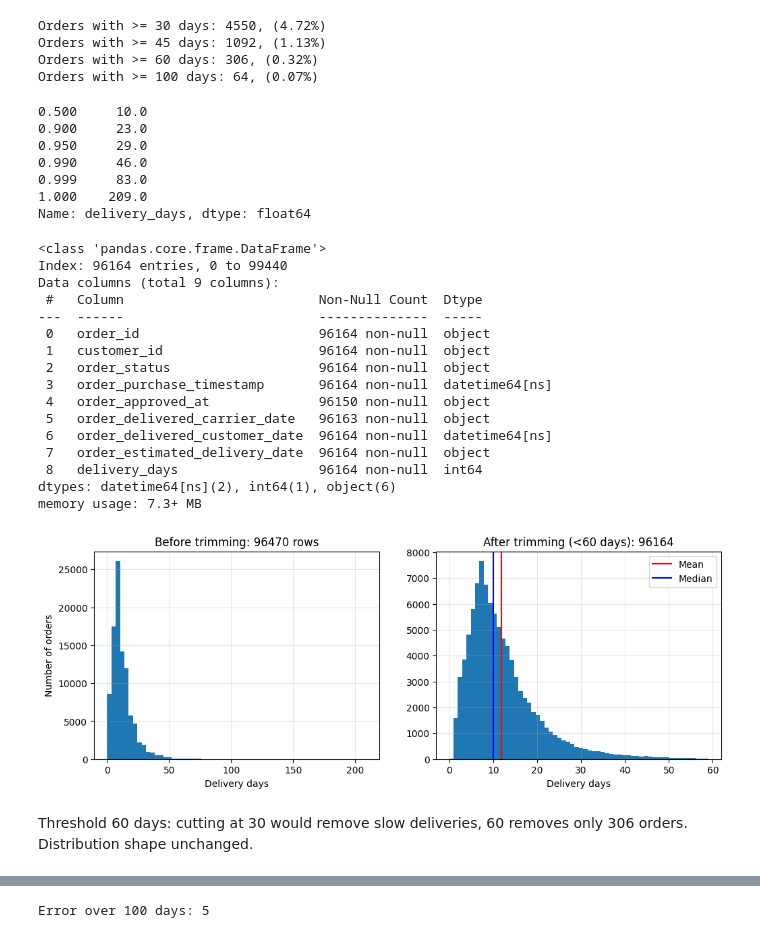
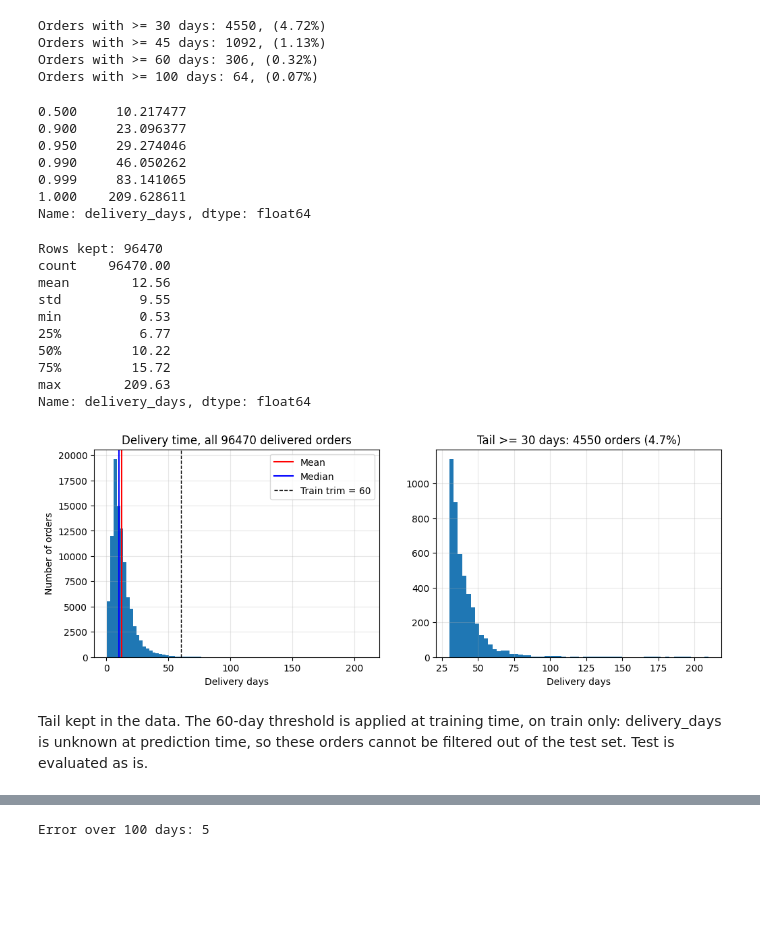
Before and after one commit to arocasim/olist_delivery_risk, a Jupyter notebook: notebooks/01_eda.ipynb, the cells around one changed output, grey strips where cells are left out. Drawn from its saved outputs; the diff is of its cells as text; code cells hidden in the pictures; blank space fills up the shorter version.

Commit message:
Reframe notebooks around delivery performance

```diff
--- a/notebooks/01_eda.ipynb
+++ b/notebooks/01_eda.ipynb
@@ -74,7 +79,7 @@ delivered['order_delivered_customer_date'] = pd.to_datetime(delivered['order_del
 
 delivered['delivery_days'] = (
     delivered['order_delivered_customer_date'] - delivered['order_purchase_timestamp']
-).dt.days
+).dt.total_seconds() / 86400
 # %%
 delivered['delivery_days'].describe()
 # %% [output]
@@ -129,53 +136,52 @@ Orders with >= 100 days: 64, (0.07%)
 # %%
 delivered['delivery_days'].quantile([0.5, 0.9, 0.95, 0.99, 0.999, 1.0])
 # %% [output]
-0.500     10.0
-0.900     23.0
-0.950     29.0
-0.990     46.0
-0.999     83.0
-1.000    209.0
+0.500     10.217477
+0.900     23.096377
+0.950     29.274046
+0.990     46.050262
+0.999     83.141065
+1.000    209.628611
 Name: delivery_days, dtype: float64
 # %%
-clean = delivered[(delivered['delivery_days'] < 60) & (delivered['delivery_days'] >= 0)].copy()
-clean.info()
+clean = delivered.copy()
+print("Rows kept:", len(clean))
+print(clean['delivery_days'].describe().round(2))
 # %% [output]
-<class 'pandas.core.frame.DataFrame'>
-Index: 96164 entries, 0 to 99440
-Data columns (total 9 columns):
- #   Column                         Non-Null Count  Dtype
----  ------                         --------------  -----
- 0   order_id                       96164 non-null  object
- 1   customer_id                    96164 non-null  object
- 2   order_status                   96164 non-null  object
- 3   order_purchase_timestamp       96164 non-null  datetime64[ns]
- 4   order_approved_at              96150 non-null  object
- 5   order_delivered_carrier_date   96163 non-null  object
- 6   order_delivered_customer_date  96164 non-null  datetime64[ns]
- 7   order_estimated_delivery_date  96164 non-null  object
- 8   delivery_days                  96164 non-null  int64
-dtypes: datetime64[ns](2), int64(1), object(6)
-memory usage: 7.3+ MB
+Rows kept: 96470
+count    96470.00
+mean        12.56
+std          9.55
+min          0.53
+25%          6.77
+50%         10.22
+75%         15.72
+max        209.63
+Name: delivery_days, dtype: float64
 # %%
 fig, axes = plt.subplots(1, 2, figsize=(12, 4))
 
-axes[0].hist(delivered['delivery_days'], bins=60)
-axes[0].set_title(f"Before trimming: {len(delivered)} rows")
+axes[0].hist(clean['delivery_days'], bins=80)
+axes[0].axvline(clean['delivery_days'].mean(), color='red', label='Mean')
+axes[0].axvline(clean['delivery_days'].median(), color='blue', label='Median')
+axes[0].axvline(60, color='black', linestyle='--', linewidth=1, label='Train trim = 60')
+axes[0].legend()
+axes[0].set_title(f"Delivery time, all {len(clean)} delivered orders")
 axes[0].set_xlabel("Delivery days")
 axes[0].set_ylabel("Number of orders")
 
-axes[1].hist(clean['delivery_days'], bins=60)
-axes[1].axvline(clean['delivery_days'].mean(), color ='red', label='Mean')
-axes[1].axvline(clean['delivery_days'].median(), color = 'blue', label='Median')
-axes[1].legend()
-axes[1].set_title(f"After trimming (<60 days): {len(clean['delivery_days'])}")
+tail = clean[clean['delivery_days'] >= 30]
+axes[1].hist(tail['delivery_days'], bins=60)
+axes[1].set_title(f"Tail >= 30 days: {len(tail)} orders ({len(tail)/len(clean)*100:.1f}%)")
 axes[1].set_xlabel("Delivery days")
 
 plt.show()
 # %% [output]
-[figure, old version]
+[figure, new version]
 # %% [markdown]
-Threshold 60 days: cutting at 30 would remove slow deliveries, 60 removes only 306 orders. Distribution shape unchanged.
+Tail kept in the data. The 60-day threshold is applied at training time, on train
+only: delivery_days is unknown at prediction time, so these orders cannot be
+filtered out of the test set. Test is evaluated as is.
 # %%
 clean['purchase_month'] = clean['order_purchase_timestamp'].dt.month
 clean['purchase_day_of_week'] = clean['order_purchase_timestamp'].dt.dayofweek
```
Also changed, not shown: parts of 67 cells of this notebook, 6 other files.
